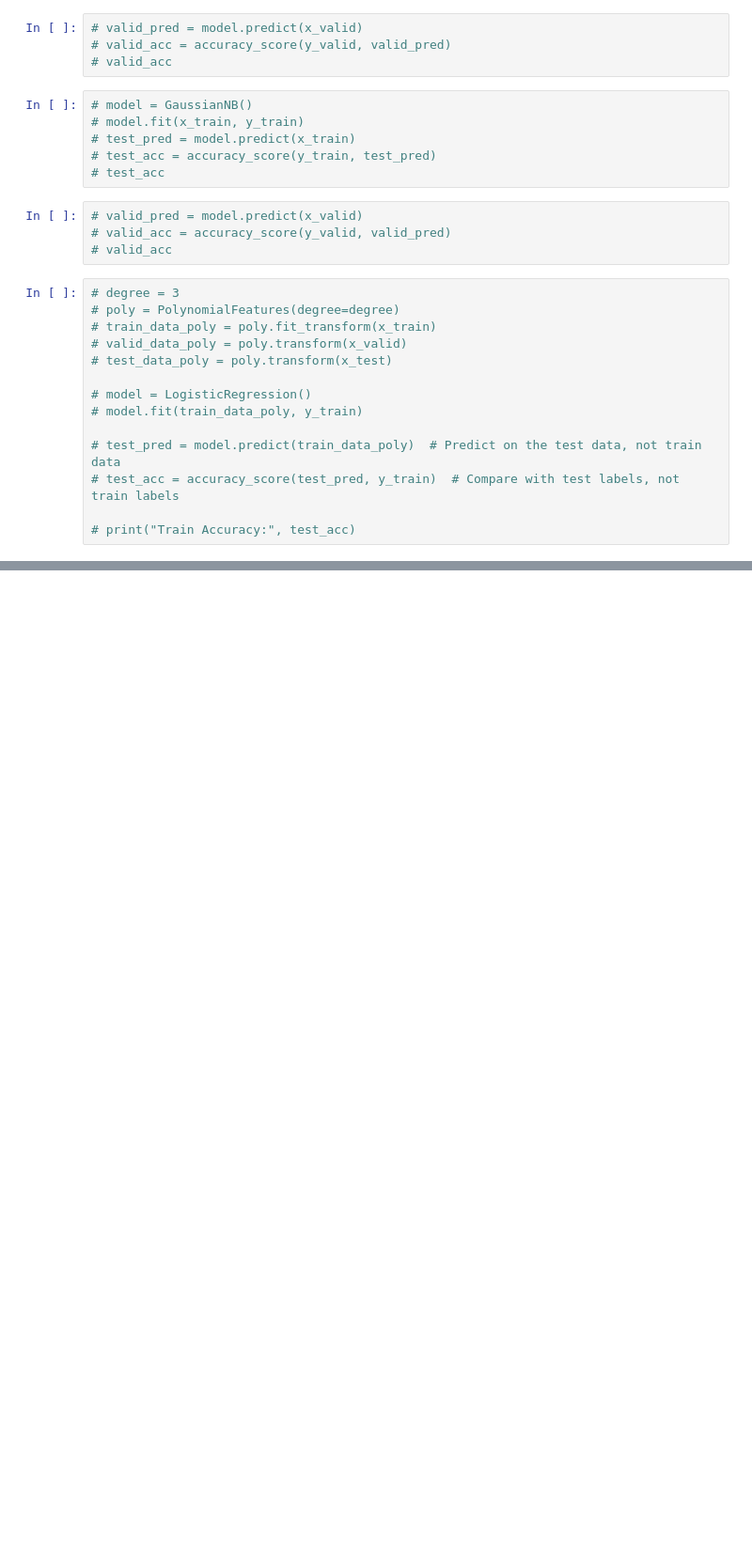
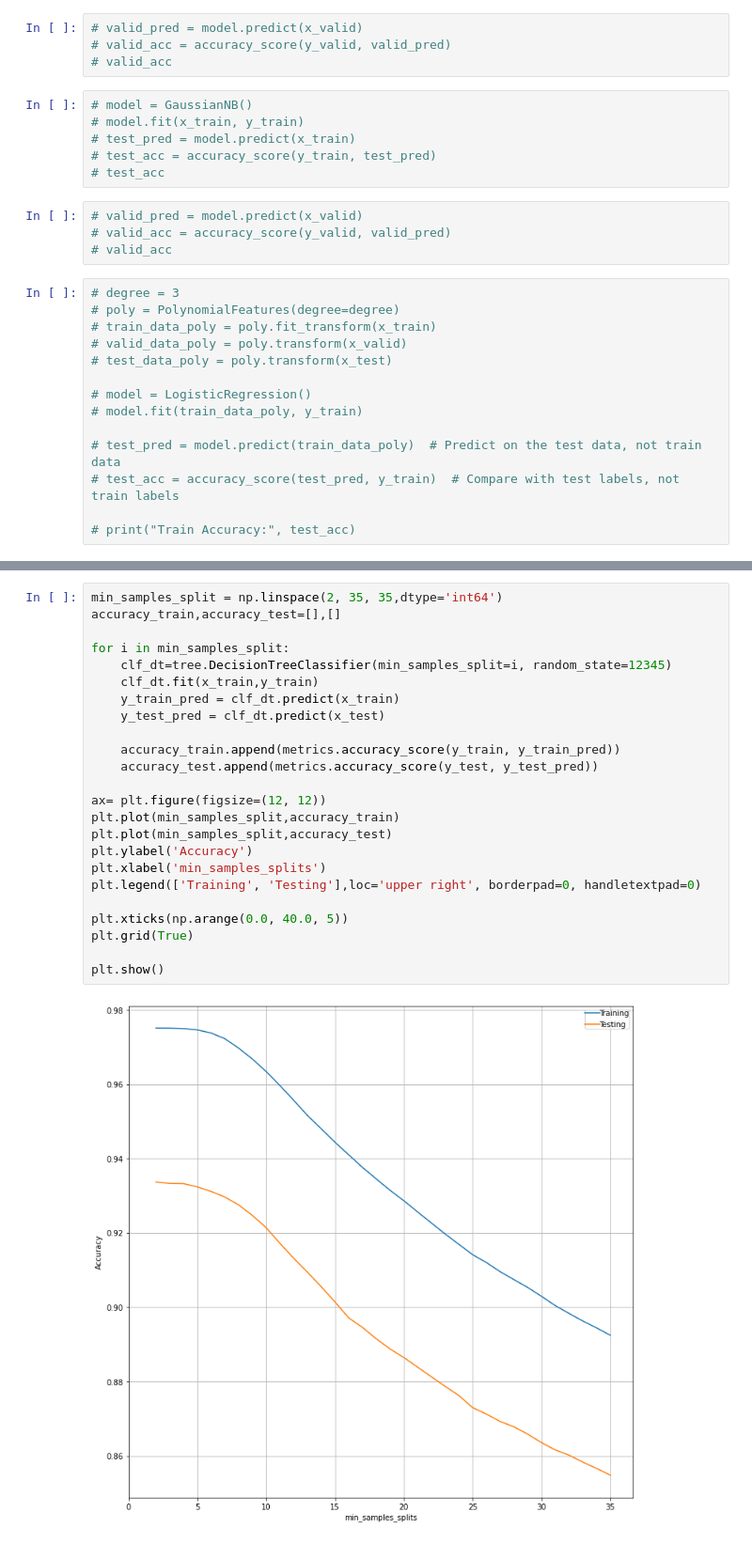
Before and after one commit to AH-HESHAM/Heart-Disease-Detection, a Jupyter notebook: Heart_diseasse_detection.ipynb, the cells around one changed output, grey strips where cells are left out. Shown at 94% size. Cells and saved outputs as stored; diff of their text form; blank space fills up the shorter version.

```diff
--- a/Heart_diseasse_detection.ipynb
+++ b/Heart_diseasse_detection.ipynb
@@ -503,0 +561,26 @@ x_valid, x_test, y_valid, y_test = train_test_split(x_temp, y_temp, test_size=0.
+# %%
+min_samples_split = np.linspace(2, 35, 35,dtype='int64')
+accuracy_train,accuracy_test=[],[]
+
+for i in min_samples_split:
+    clf_dt=tree.DecisionTreeClassifier(min_samples_split=i, random_state=12345)
+    clf_dt.fit(x_train,y_train)
+    y_train_pred = clf_dt.predict(x_train)
+    y_test_pred = clf_dt.predict(x_test)
+
+    accuracy_train.append(metrics.accuracy_score(y_train, y_train_pred))
+    accuracy_test.append(metrics.accuracy_score(y_test, y_test_pred))
+
+ax= plt.figure(figsize=(12, 12))
+plt.plot(min_samples_split,accuracy_train)
+plt.plot(min_samples_split,accuracy_test)
+plt.ylabel('Accuracy')
+plt.xlabel('min_samples_splits')
+plt.legend(['Training', 'Testing'],loc='upper right', borderpad=0, handletextpad=0)
+
+plt.xticks(np.arange(0.0, 40.0, 5))
+plt.grid(True)
+
+plt.show()
+# %% [output]
+[figure, added]
```
Also changed, not shown: parts of 22 cells of this notebook.
